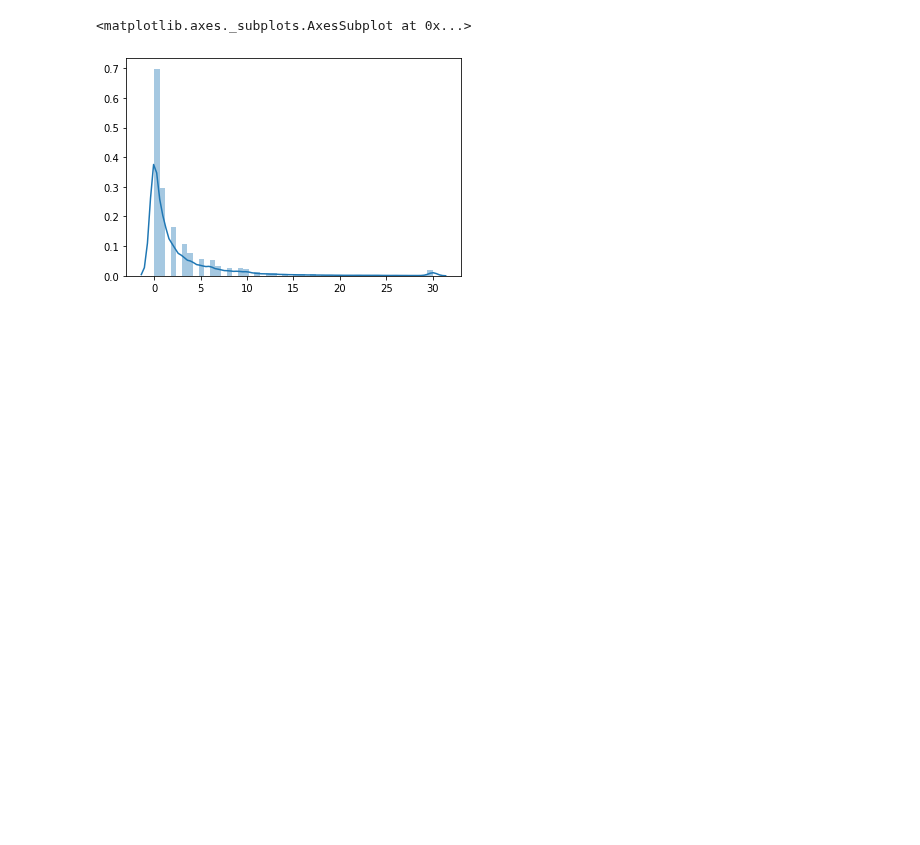
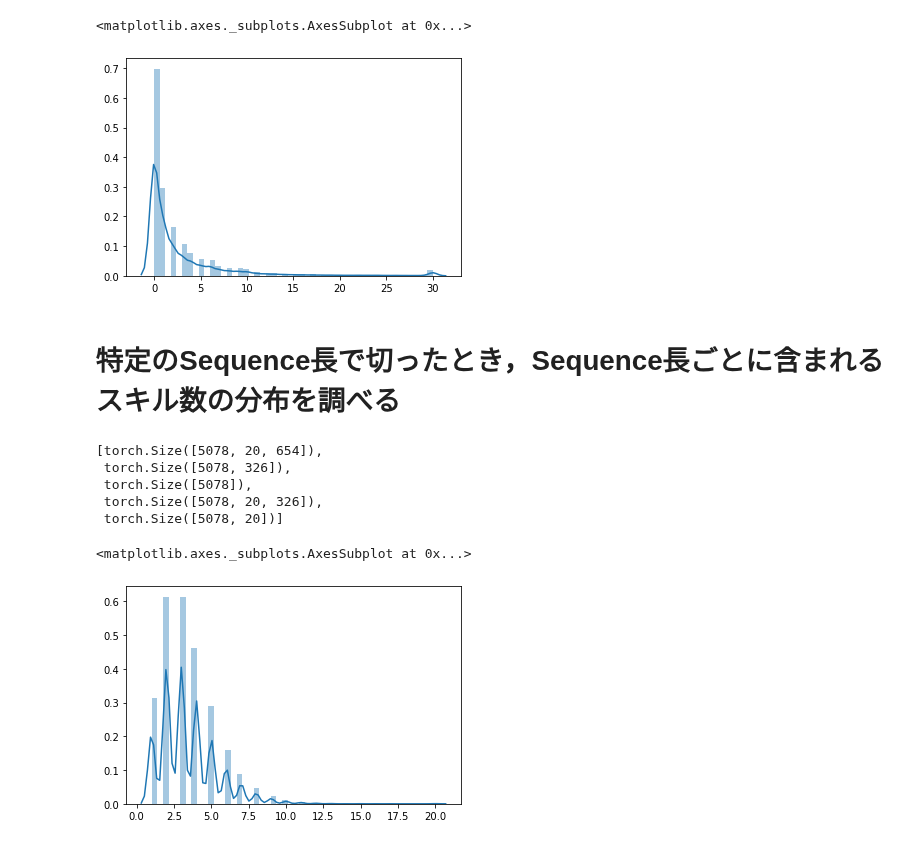
Before and after one commit to qqpann/KnowledgeTracing, a Jupyter notebook: notebook/Analyze_seq_len_distribution.ipynb, the cells around one changed output. Saved outputs shown, nothing was run; the diff lists cells and outputs as text; code cells hidden in the pictures; blank space fills up the shorter version.

```diff
--- a/notebook/Analyze_seq_len_distribution.ipynb
+++ b/notebook/Analyze_seq_len_distribution.ipynb
@@ -90,3 +92,5 @@ sns.distplot(seqlen_zoom)
 # %% [output]
 <matplotlib.axes._subplots.AxesSubplot at 0x...>
 [figure]
+# %% [markdown]
+# 特定のSequence長で切ったとき，Sequence長ごとに含まれるスキル数の分布を調べる
@@ -92,0 +112,21 @@ sns.distplot(seqlen_zoom)
+# %%
+[t.shape for t in train_dl.dataset.tensors]
+# %% [output]
+[torch.Size([5078, 20, 654]),
+ torch.Size([5078, 326]),
+ torch.Size([5078]),
+ torch.Size([5078, 20, 326]),
+ torch.Size([5078, 20])]
+# %%
+data = load_source('Asteria_Eng_ver5')
+sequence_size = 20
+
+seqlen_distribution = []
+for seq in data:
+    for ix in range(0, len(seq), sequence_size):
+        seqlen_distribution.append(len({x[0] for x in seq[ix: ix+sequence_size]}))
+
+sns.distplot(seqlen_distribution, )
+# %% [output]
+<matplotlib.axes._subplots.AxesSubplot at 0x...>
+[figure, added]
```
Also changed, not shown: parts of 4 cells of this notebook.
